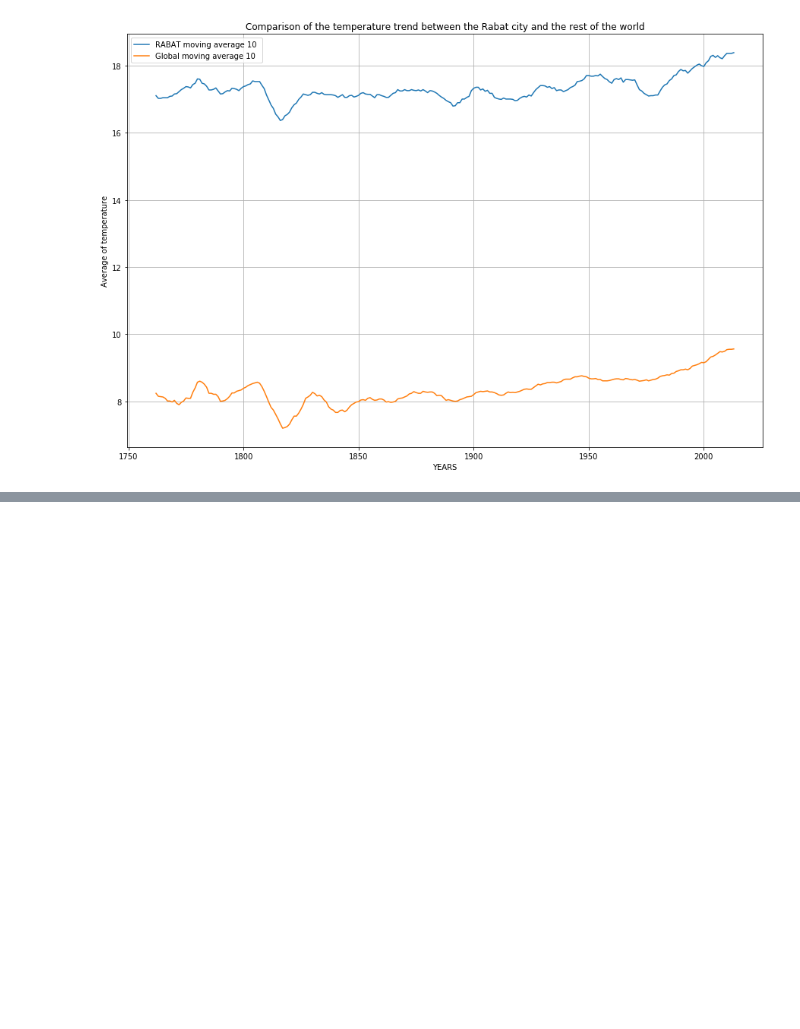
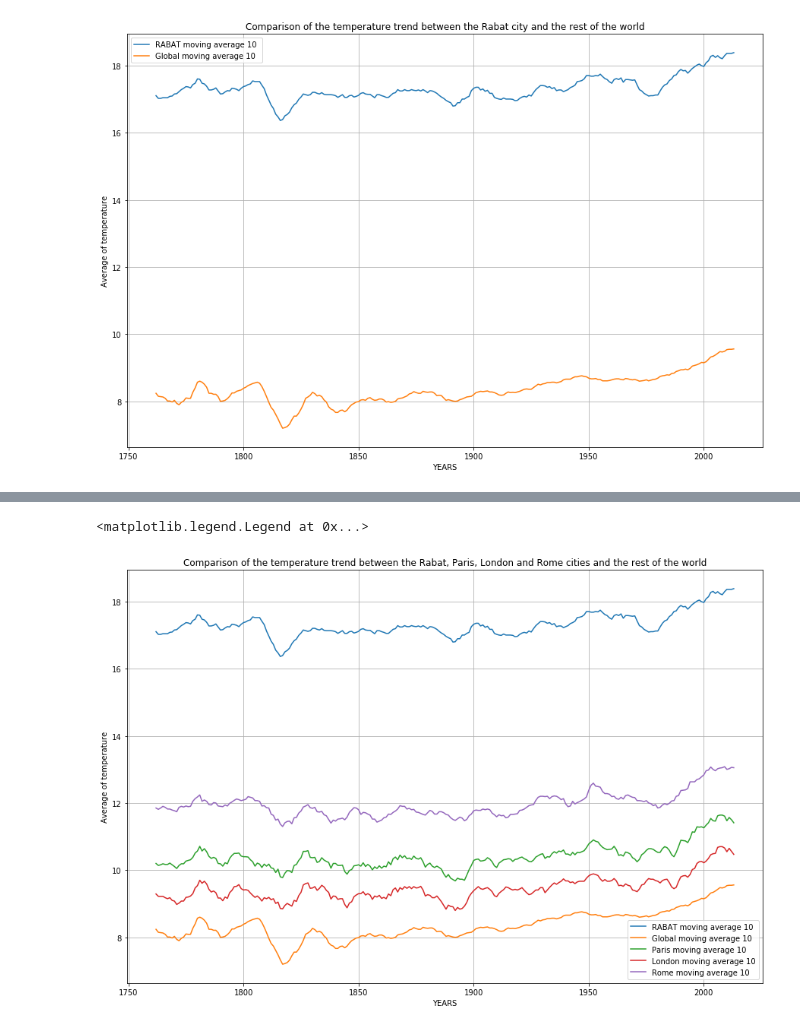
Before and after one commit to pxotmane/A-B-Testing-project, a Jupyter notebook: project_MA_10.ipynb, the cells around one changed output, grey strips where cells are left out. Drawn from its saved outputs; the diff is of its cells as text; code cells hidden in the pictures; blank space fills up the shorter version.

```diff
--- a/project_MA_10.ipynb
+++ b/project_MA_10.ipynb
@@ -168,0 +299,12 @@ plt.legend(loc=2)
+# %%
+PARIS_MA = paris.iloc[:, 3]
+#PARIS_MA
+# %%
+LONDON_MA = london.iloc[:, 3]
+#LONDON_MA
+# %%
+ROME_MA = rome.iloc[:, 3]
+#ROME_MA
+# %%
+MA_M_10 = pd.DataFrame(data=[Rabat_MA, Global_MA, PARIS_MA, LONDON_MA, ROME_MA]).T
+MA_M_10
@@ -168,0 +326,15 @@ plt.legend(loc=2)
+# %%
+plt.figure(figsize=[15,10])
+plt.title('Comparison of the temperature trend between the Rabat, Paris, London and Rome cities and the rest of the world')
+plt.xlabel('YEARS')
+plt.ylabel('Average of temperature')
+plt.grid(True)
+plt.plot(MA_M_10['MA-RABAT-10'],label='RABAT moving average 10 ')
+plt.plot(MA_M_10['Global-MA-10'],label='Global moving average 10')
+plt.plot(MA_M_10['MA-PARIS-10'],label='Paris moving average 10')
+plt.plot(MA_M_10['MA-LONDON-10'],label='London moving average 10')
+plt.plot(MA_M_10['MA-ROME-10'],label='Rome moving average 10')
+plt.legend(loc=0)
+# %% [output]
+<matplotlib.legend.Legend at 0x...>
+[figure, added]
```
Also changed, not shown: parts of 37 cells of this notebook.
